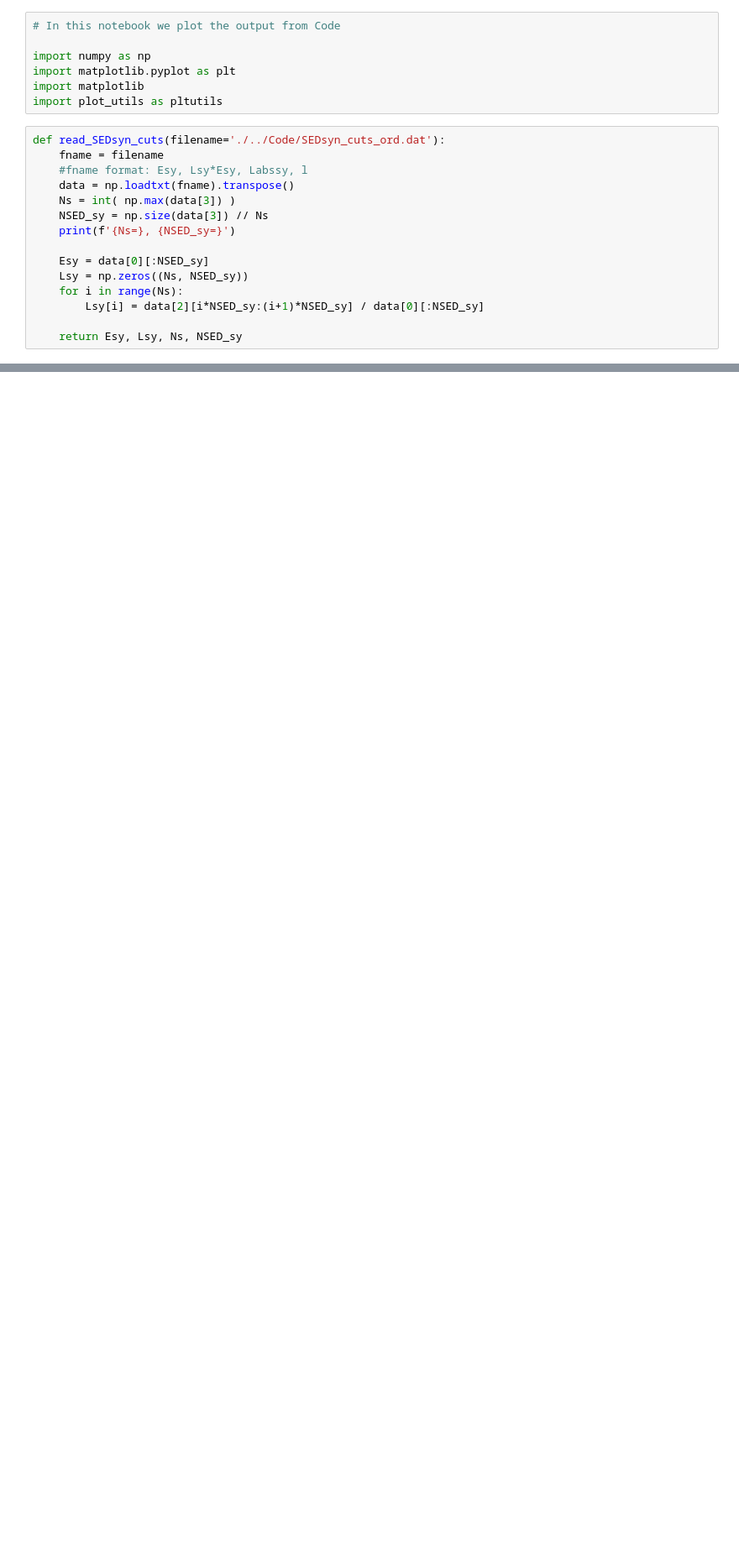
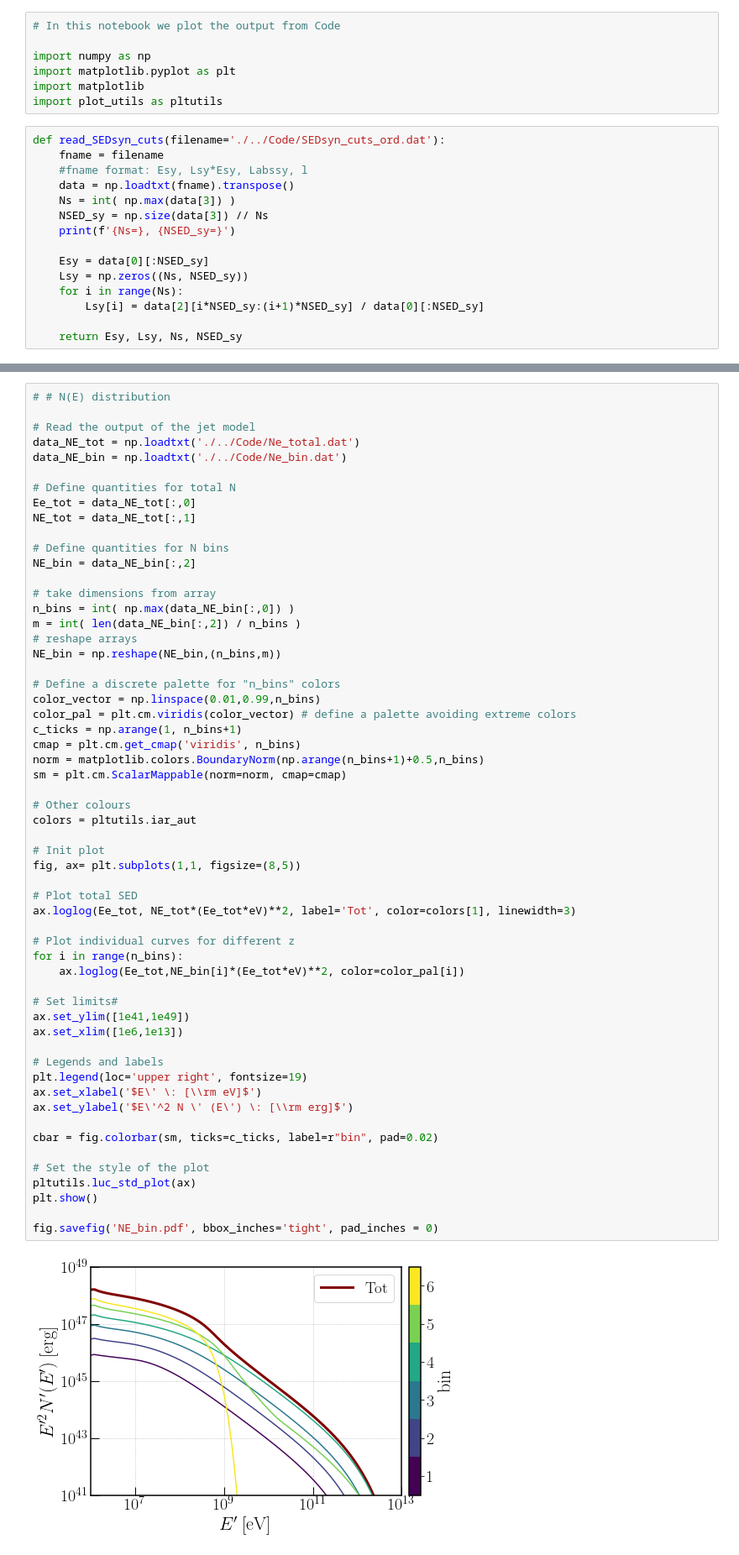
Before and after one commit to santimda/ExtendedJet, a Jupyter notebook: PostProcessing/quickplot_SED_NE.ipynb, the cells around one changed output, grey strips where cells are left out. Shown at 84% size. Saved outputs shown, nothing was run; the diff lists cells and outputs as text; blank space fills up the shorter version.

```diff
--- a/PostProcessing/quickplot_SED_NE.ipynb
+++ b/PostProcessing/quickplot_SED_NE.ipynb
@@ -127,0 +125,59 @@ plt.show()
+# %%
+# # N(E) distribution
+
+# Read the output of the jet model
+data_NE_tot = np.loadtxt('./../Code/Ne_total.dat')
+data_NE_bin = np.loadtxt('./../Code/Ne_bin.dat')
+
+# Define quantities for total N
+Ee_tot = data_NE_tot[:,0]
+NE_tot = data_NE_tot[:,1]
+
+# Define quantities for N bins
+NE_bin = data_NE_bin[:,2]
+
+# take dimensions from array
+n_bins = int( np.max(data_NE_bin[:,0]) )
+m = int( len(data_NE_bin[:,2]) / n_bins )
+# reshape arrays
+NE_bin = np.reshape(NE_bin,(n_bins,m))
+
+# Define a discrete palette for "n_bins" colors
+color_vector = np.linspace(0.01,0.99,n_bins)
+color_pal = plt.cm.viridis(color_vector) # define a palette avoiding extreme colors
+c_ticks = np.arange(1, n_bins+1)
+cmap = plt.cm.get_cmap('viridis', n_bins)
+norm = matplotlib.colors.BoundaryNorm(np.arange(n_bins+1)+0.5,n_bins)
+sm = plt.cm.ScalarMappable(norm=norm, cmap=cmap)
+
+# Other colours
+colors = pltutils.iar_aut
+
+# Init plot
+fig, ax= plt.subplots(1,1, figsize=(8,5))
+
+# Plot total SED
+ax.loglog(Ee_tot, NE_tot*(Ee_tot*eV)**2, label='Tot', color=colors[1], linewidth=3)
+
+# Plot individual curves for different z
+for i in range(n_bins):
+    ax.loglog(Ee_tot,NE_bin[i]*(Ee_tot*eV)**2, color=color_pal[i])
+
+# Set limits#
+ax.set_ylim([1e41,1e49])
+ax.set_xlim([1e6,1e13])
+
+# Legends and labels
+plt.legend(loc='upper right', fontsize=19)
+ax.set_xlabel('$E\' \: [\\rm eV]$')
+ax.set_ylabel('$E\'^2 N \' (E\') \: [\\rm erg]$')
+
+cbar = fig.colorbar(sm, ticks=c_ticks, label=r"bin", pad=0.02)
+
+# Set the style of the plot
+pltutils.luc_std_plot(ax)
+plt.show()
+
+fig.savefig('NE_bin.pdf', bbox_inches='tight', pad_inches = 0)
+# %% [output]
+[figure, added]
```
Also changed, not shown: parts of 3 cells of this notebook, 1 other file.
